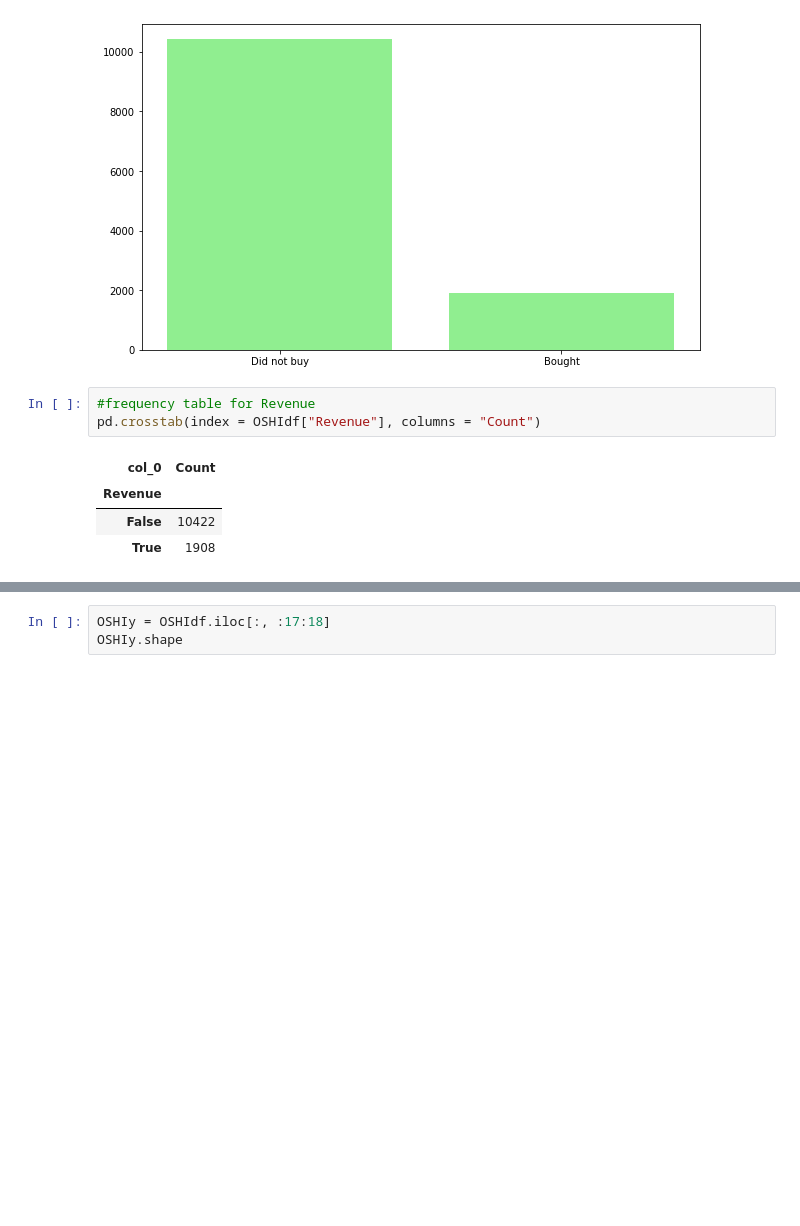
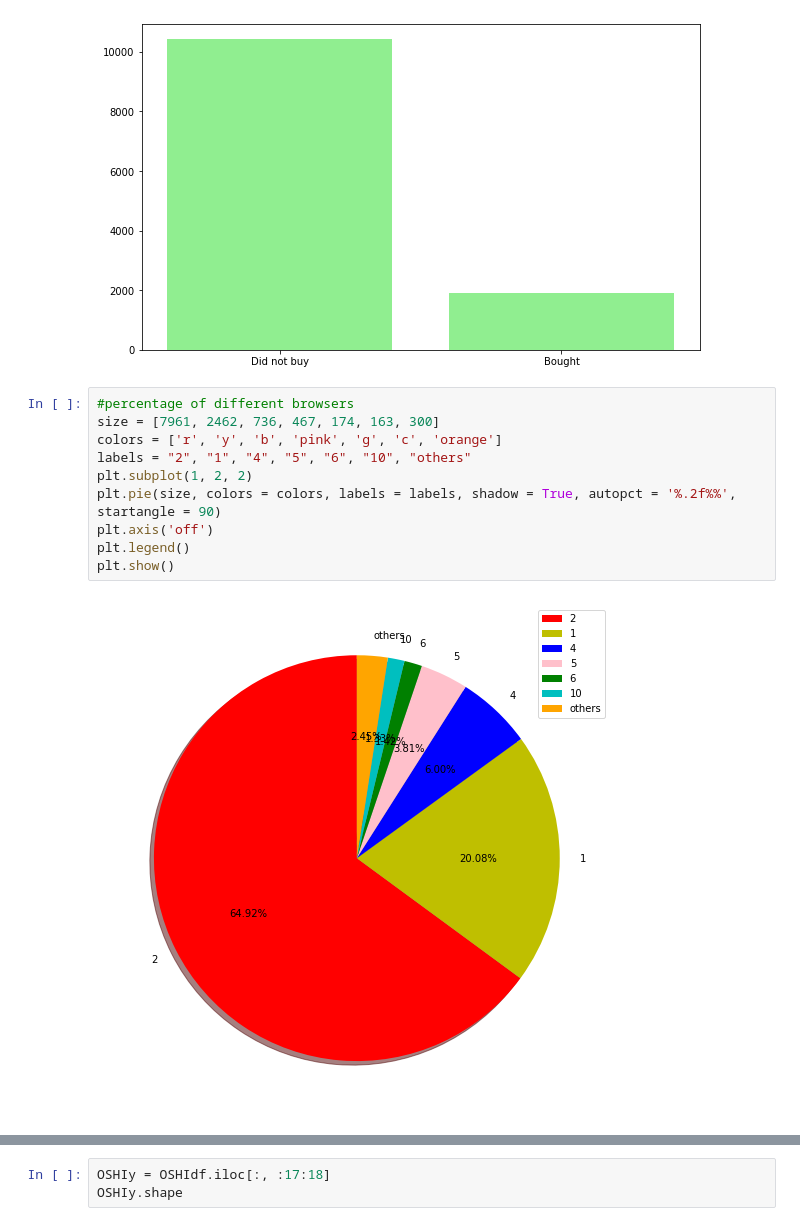
Before and after one commit to SepidehMohammadi/Capstone_python, a Jupyter notebook: Online Shoppers Purchasing Intention.ipynb, the cells around one changed output, grey strips where cells are left out. Cells and saved outputs as stored; diff of their text form; blank space fills up the shorter version.

```diff
--- a/Online Shoppers Purchasing Intention.ipynb
+++ b/Online Shoppers Purchasing Intention.ipynb
@@ -595,11 +636,15 @@ Did not buy: 10422
 Bought: 1908
 <function matplotlib.pyplot.show(*args, **kw)>
 [figure]
-# %%
-#frequency table for Revenue
-pd.crosstab(index = OSHIdf["Revenue"], columns = "Count")
-# %% [output]
-| col_0 | Count |
-| Revenue |  |
-| False | 10422 |
-| True | 1908 |
+# %%
+#percentage of different browsers
+size = [7961, 2462, 736, 467, 174, 163, 300]
+colors = ['r', 'y', 'b', 'pink', 'g', 'c', 'orange']
+labels = "2", "1", "4", "5", "6", "10", "others"
+plt.subplot(1, 2, 2)
+plt.pie(size, colors = colors, labels = labels, shadow = True, autopct = '%.2f%%', startangle = 90)
+plt.axis('off')
+plt.legend()
+plt.show()
+# %% [output]
+[figure, added]
```
Also changed, not shown: parts of 34 cells of this notebook.
